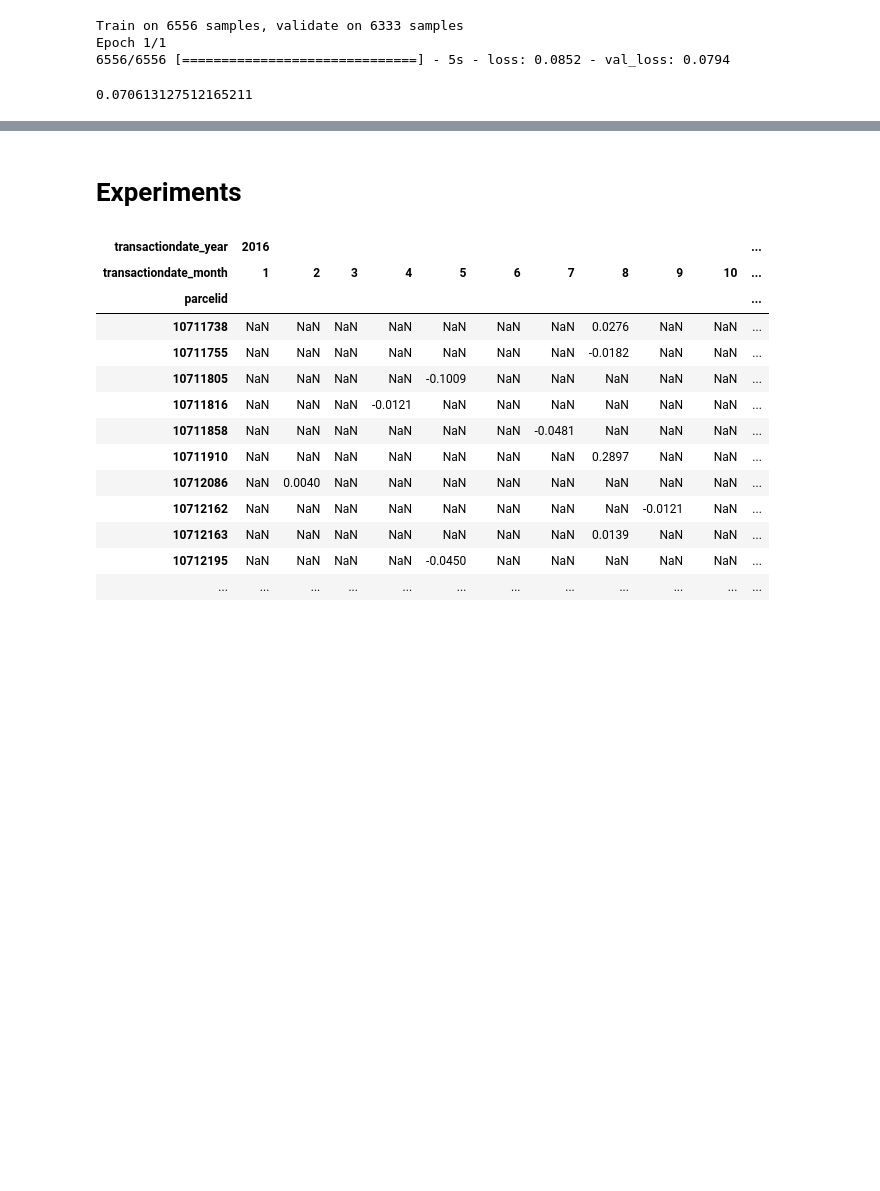
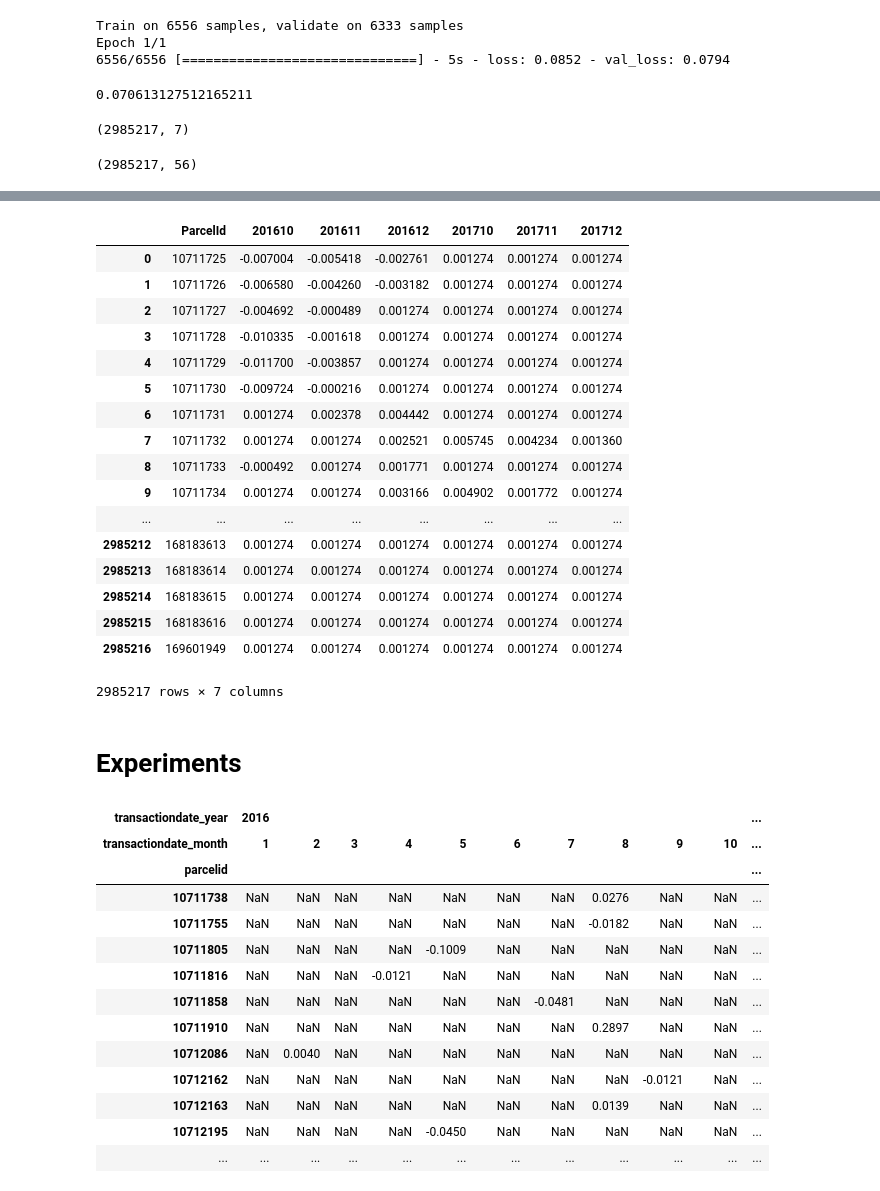
Before and after one commit to ibratface/dl_projects, a Jupyter notebook: zillow.ipynb, the cells around one changed output, grey strips where cells are left out. Cells and saved outputs as stored; diff of their text form; code cells hidden in the pictures; blank space fills up the shorter version.

Commit message:
Made a submission using the NN

```diff
--- a/zillow.ipynb
+++ b/zillow.ipynb
@@ -539,0 +553,9 @@ ________________________________________________________________________________
+# %%
+mappers = [(cat_map_fit, 'int64'), (con_map_fit, 'float32'), (dte_map_fit, 'float32')]
+
+x_train = transform(x, mappers)
+x_train = split(x_train)
+
+y_train = y
+# %%
+hist = model.fit(x_train, y_train, batch_size=256, epochs=20, verbose=1, validation_split=0.1, shuffle=True)
@@ -596,20 +643,10 @@ display(mae)
+# %%
+display(sample.shape)
+display(test.shape)
+# %% [output]
+(2985217, 7)
+(2985217, 56)
 # %%
-# build the test set
-subm = pd.DataFrame()
-
-sample = dl.get_submission()
-tx = 'transactiondate'
-
-# build a set to do predict on
-test = pd.DataFrame()
-test['parcelid'] = sample['ParcelId']
-test = test.merge(procd, on='parcelid', how='left')
-test = test.drop(dropcols, axis=1)
-
-# we transform all the cols but without the dates
-mappers = [(cat_map_fit, 'int64'), (con_map_fit, 'float32')]
-test = transform(test, mappers)
-
 # dates = pd.date_range('2016-10-01', '2016-12-31').append(pd.date_range('2017-10-01', '2017-12-31'))
 dates = pd.to_datetime(['2016-10-01', '2016-11-01', '2016-12-01', '2017-10-01', '2017-11-01', '2017-12-01'])
 for date in dates:
@@ -623,7 +660,7 @@ for date in dates:
     batch = split(batch)
 
     print('Predicting...', date)
-    preds['logerror'] = model.predict(batch)
+    preds['logerror'] = model.predict(batch, verbose=1)
     del batch; gc.collect()
 
     subm  = subm.append(preds)
@@ -641,3 +678,21 @@ Predicting...
+|  | ParcelId | 201610 | 201611 | 201612 | 201710 | 201711 | 201712 |
+| 0 | 10711725 | -0.007004 | -0.005418 | -0.002761 | 0.001274 | 0.001274 | 0.001274 |
+| 1 | 10711726 | -0.006580 | -0.004260 | -0.003182 | 0.001274 | 0.001274 | 0.001274 |
+| 2 | 10711727 | -0.004692 | -0.000489 | 0.001274 | 0.001274 | 0.001274 | 0.001274 |
+| 3 | 10711728 | -0.010335 | -0.001618 | 0.001274 | 0.001274 | 0.001274 | 0.001274 |
+| 4 | 10711729 | -0.011700 | -0.003857 | 0.001274 | 0.001274 | 0.001274 | 0.001274 |
+| 5 | 10711730 | -0.009724 | -0.000216 | 0.001274 | 0.001274 | 0.001274 | 0.001274 |
+| 6 | 10711731 | 0.001274 | 0.002378 | 0.004442 | 0.001274 | 0.001274 | 0.001274 |
+| 7 | 10711732 | 0.001274 | 0.001274 | 0.002521 | 0.005745 | 0.004234 | 0.001360 |
+| 8 | 10711733 | -0.000492 | 0.001274 | 0.001771 | 0.001274 | 0.001274 | 0.001274 |
+| 9 | 10711734 | 0.001274 | 0.001274 | 0.003166 | 0.004902 | 0.001772 | 0.001274 |
+| ... | ... | ... | ... | ... | ... | ... | ... |
+| 2985212 | 168183613 | 0.001274 | 0.001274 | 0.001274 | 0.001274 | 0.001274 | 0.001274 |
+| 2985213 | 168183614 | 0.001274 | 0.001274 | 0.001274 | 0.001274 | 0.001274 | 0.001274 |
+| 2985214 | 168183615 | 0.001274 | 0.001274 | 0.001274 | 0.001274 | 0.001274 | 0.001274 |
+| 2985215 | 168183616 | 0.001274 | 0.001274 | 0.001274 | 0.001274 | 0.001274 | 0.001274 |
+| 2985216 | 169601949 | 0.001274 | 0.001274 | 0.001274 | 0.001274 | 0.001274 | 0.001274 |
+2985217 rows × 7 columns
 # %% [markdown]
 # Experiments
 # %%
```
Also changed, not shown: parts of 6 cells of this notebook.
